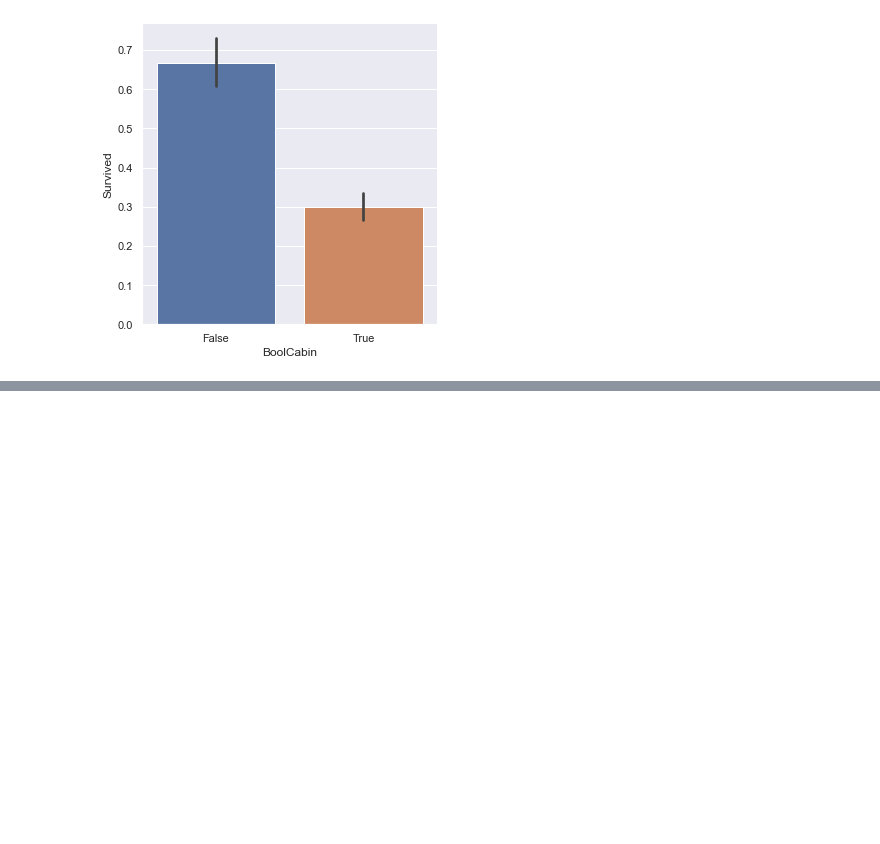
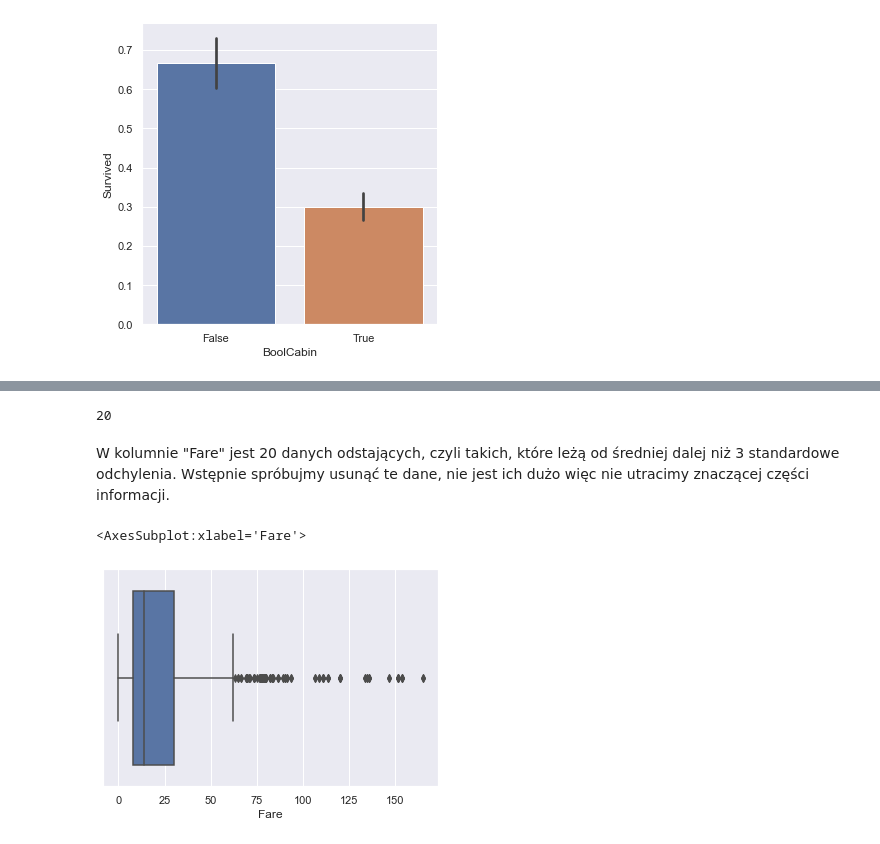
Before and after one commit to JacekJanur/Titanic, a Jupyter notebook: Kaggle_Titanic.ipynb, the cells around one changed output, grey strips where cells are left out. Drawn from its saved outputs; the diff is of its cells as text; code cells hidden in the pictures; blank space fills up the shorter version.

```diff
--- a/Kaggle_Titanic.ipynb
+++ b/Kaggle_Titanic.ipynb
@@ -194,0 +190,13 @@ W kolumnie "Fare" jest 20 danych odstających, czyli takich, które leżą od ś
+# %%
+len(train[((train['Fare'] - train['Fare'].mean()) / train['Fare'].std()).abs() > 3])
+# %% [output]
+20
+# %% [markdown]
+W kolumnie "Fare" jest 20 danych odstających, czyli takich, które leżą od średniej dalej niż 3 standardowe odchylenia.
+Wstępnie spróbujmy usunąć te dane, nie jest ich dużo więc nie utracimy znaczącej części informacji.
+# %%
+train = train[((train['Fare'] - train['Fare'].mean()) / train['Fare'].std()).abs() <= 3]
+sns.boxplot(x=train["Fare"])
+# %% [output]
+<AxesSubplot:xlabel='Fare'>
+[figure, added]
```
Also changed, not shown: parts of 27 cells of this notebook.
